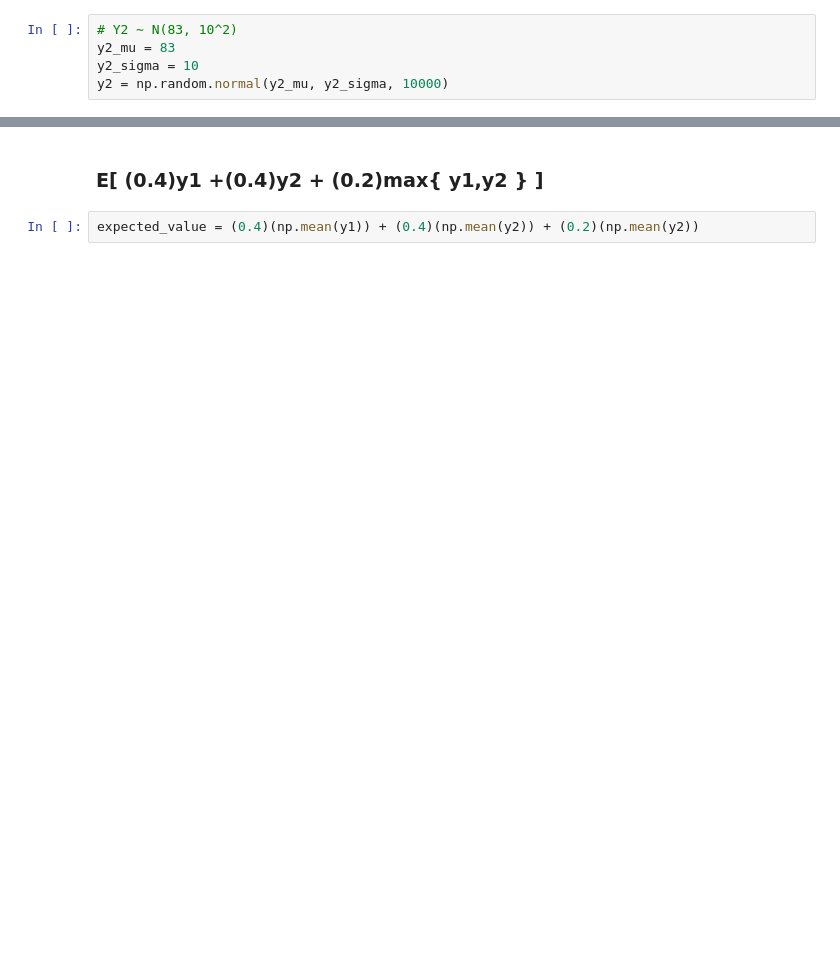
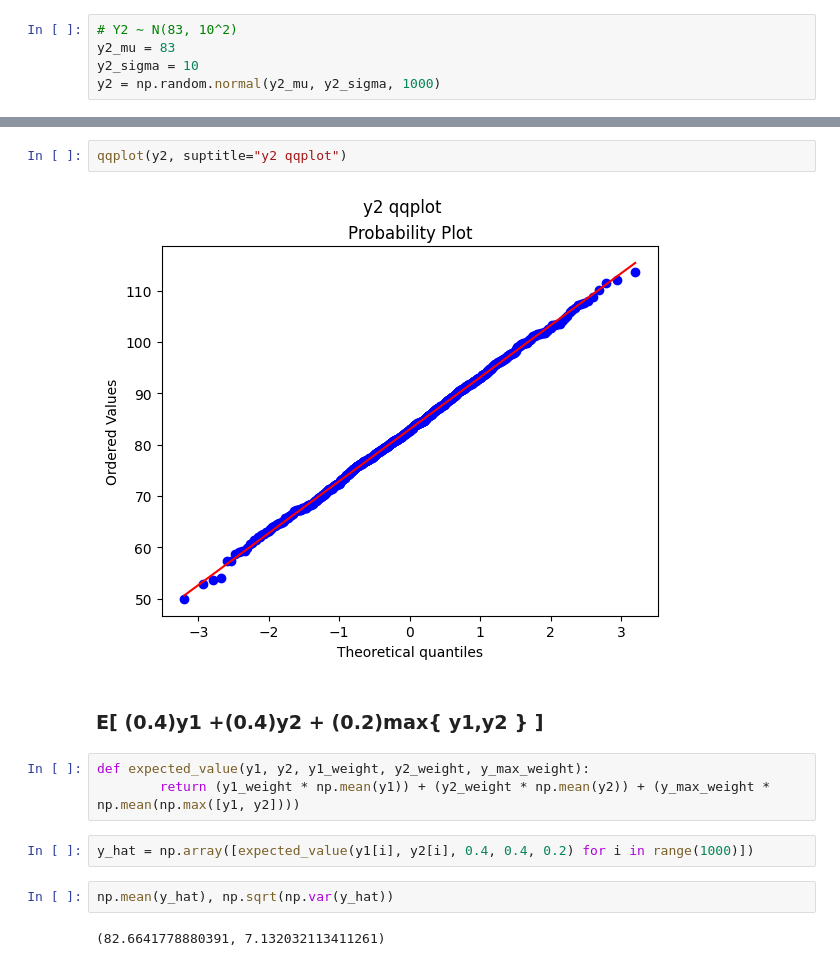
Before and after one commit to tarekel96/Stats_Python, a Jupyter notebook: stats.ipynb, the cells around one changed output, grey strips where cells are left out. Drawn from its saved outputs; the diff is of its cells as text; blank space fills up the shorter version.

```diff
--- a/stats.ipynb
+++ b/stats.ipynb
@@ -13,4 +18,4 @@ y1 = np.random.normal(y1_mu, y1_sigma, 10000)
 # Y2 ∼ N(83, 10^2)
 y2_mu = 83
 y2_sigma = 10
-y2 = np.random.normal(y2_mu, y2_sigma, 10000)
+y2 = np.random.normal(y2_mu, y2_sigma, 1000)
@@ -97,4 +65,15 @@ plt.show()
+# %%
+qqplot(y2, suptitle="y2 qqplot")
+# %% [output]
+[figure, added]
 # %% [markdown]
 ### E[ (0.4)y1 +(0.4)y2 + (0.2)max{ y1,y2 } ]
 # %%
-expected_value = (0.4)(np.mean(y1)) + (0.4)(np.mean(y2)) + (0.2)(np.mean(y2))
+def expected_value(y1, y2, y1_weight, y2_weight, y_max_weight):
+        return (y1_weight * np.mean(y1)) + (y2_weight * np.mean(y2)) + (y_max_weight * np.mean(np.max([y1, y2])))
+# %%
+y_hat = np.array([expected_value(y1[i], y2[i], 0.4, 0.4, 0.2) for i in range(1000)])
+# %%
+np.mean(y_hat), np.sqrt(np.var(y_hat))
+# %% [output]
+(82.6641778880391, 7.132032113411261)
```
Also changed, not shown: parts of 20 cells of this notebook, 7 other files.
